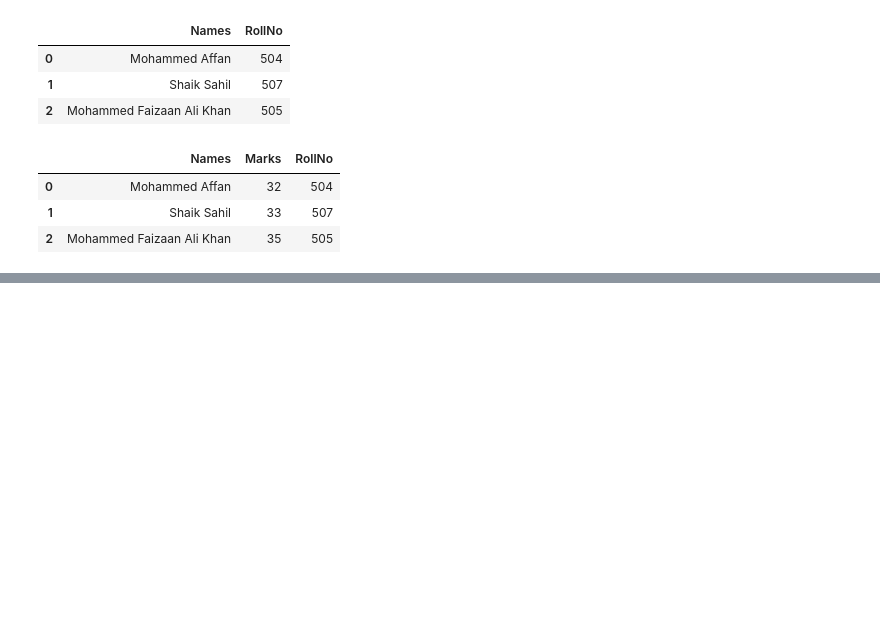
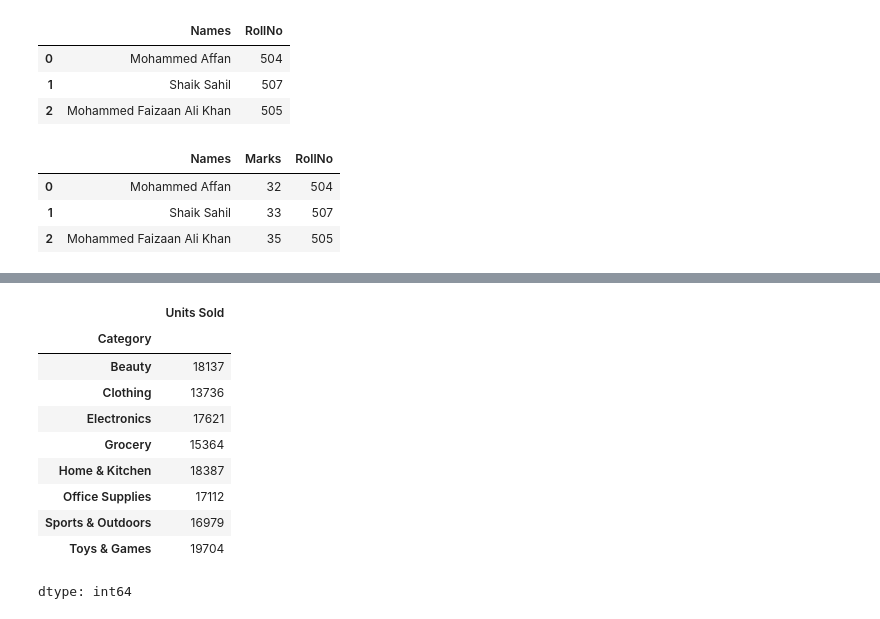
Before and after one commit to MohdAffan27/AI-Learning-Journey, a Jupyter notebook: 03_PANDAS/PandasTutorial.ipynb, the cells around one changed output, grey strips where cells are left out. Drawn from its saved outputs; the diff is of its cells as text; code cells hidden in the pictures; blank space fills up the shorter version.

```diff
--- a/03_PANDAS/PandasTutorial.ipynb
+++ b/03_PANDAS/PandasTutorial.ipynb
@@ -314,0 +330,14 @@ pd.merge(df1,df2,on="Names")
+# %%
+df3.groupby('Category')['Units Sold'].sum()
+# %% [output]
+|  | Units Sold |
+| Category |  |
+| Beauty | 18137 |
+| Clothing | 13736 |
+| Electronics | 17621 |
+| Grocery | 15364 |
+| Home & Kitchen | 18387 |
+| Office Supplies | 17112 |
+| Sports & Outdoors | 16979 |
+| Toys & Games | 19704 |
+dtype: int64
```
Also changed, not shown: parts of 6 cells of this notebook.
